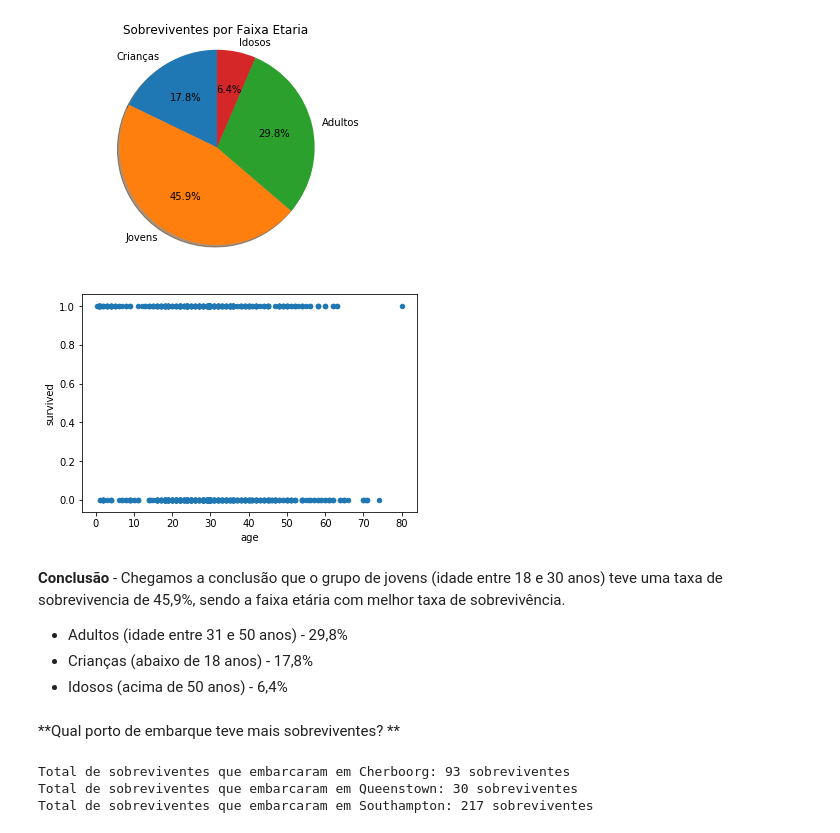
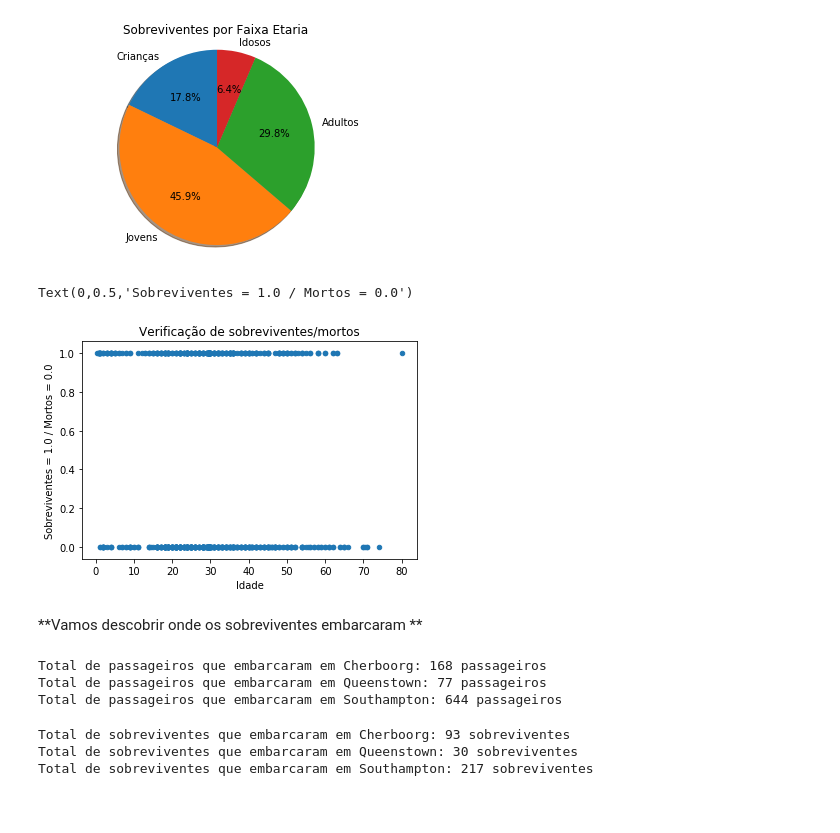
Before and after one commit to jcpsantos/projeto_titanic_dataScience, a Jupyter notebook: project_titanic_juan.ipynb, the cells around one changed output. Saved outputs shown, nothing was run; the diff lists cells and outputs as text; code cells hidden in the pictures; blank space fills up the shorter version.

```diff
--- a/project_titanic_juan.ipynb
+++ b/project_titanic_juan.ipynb
@@ -138,8 +168,7 @@ print("Total de Cabines nulas da Classe 3: {0}".format(
 Total de Cabines nulas na amostra: 687
 Total de Cabines nulas da Classe 3: 479
 # %%
-#Preenchendo valores ausentes automaticamente-Colunas Cabin - Embarked
-df_t['cabin'].fillna('Sem Cabine', inplace=True)
+#Preenchendo valores ausentes automaticamente-Coluna Embarked
 df_t['embarked'].fillna('N', inplace=True) # N = Sem porto de embarcação
 
 #Confirmando as mudanças nas colunas com valores faltantes
@@ -338,15 +390,27 @@ plt.show()
 [figure]
 # %%
 df_t.plot(kind='scatter', x='age', y='survived');
+plt.title('Verificação de sobreviventes/mortos')
+plt.xlabel ('Idade')
+plt.ylabel('Sobreviventes = 1.0 / Mortos = 0.0')
 # %% [output]
+Text(0,0.5,'Sobreviventes = 1.0 / Mortos = 0.0')
-[figure, old version]
+[figure, new version]
-# %% [markdown]
-**Conclusão** - Chegamos a conclusão que o grupo de jovens (idade entre 18 e 30 anos) teve uma taxa de sobrevivencia de 45,9%, sendo a faixa etária com melhor taxa de sobrevivência.
-<ul><li>Adultos (idade entre 31 e 50 anos) - 29,8%</li>
-<li>Crianças (abaixo de 18 anos) - 17,8% </li>
-<li>Idosos (acima de 50 anos) - 6,4%</li></ul>
-# %% [markdown]
-**Qual porto de embarque teve mais sobreviventes? **
+# %% [markdown]
+**Vamos descobrir onde os sobreviventes embarcaram **
+# %%
+#Encontrando a quantidade de pessoas que embarcaram em cada porto
+cherboorg = df_t.query('embarked == "C"')
+queenstown = df_t.query('embarked == "Q"')
+southampton = df_t.query('embarked == "S"')
+
+print("Total de passageiros que embarcaram em Cherboorg: {0} passageiros".format(cherboorg.shape[0]))
+print("Total de passageiros que embarcaram em Queenstown: {0} passageiros".format(queenstown.shape[0]))
+print("Total de passageiros que embarcaram em Southampton: {0} passageiros".format(southampton.shape[0]))
+# %% [output]
+Total de passageiros que embarcaram em Cherboorg: 168 passageiros
+Total de passageiros que embarcaram em Queenstown: 77 passageiros
+Total de passageiros que embarcaram em Southampton: 644 passageiros
 # %%
 #Achando a quantidade de sobreviventes por porto de embarque
 cherboorg = survive.query('embarked == "C"')
```
Also changed, not shown: parts of 30 cells of this notebook, 1 other file.
